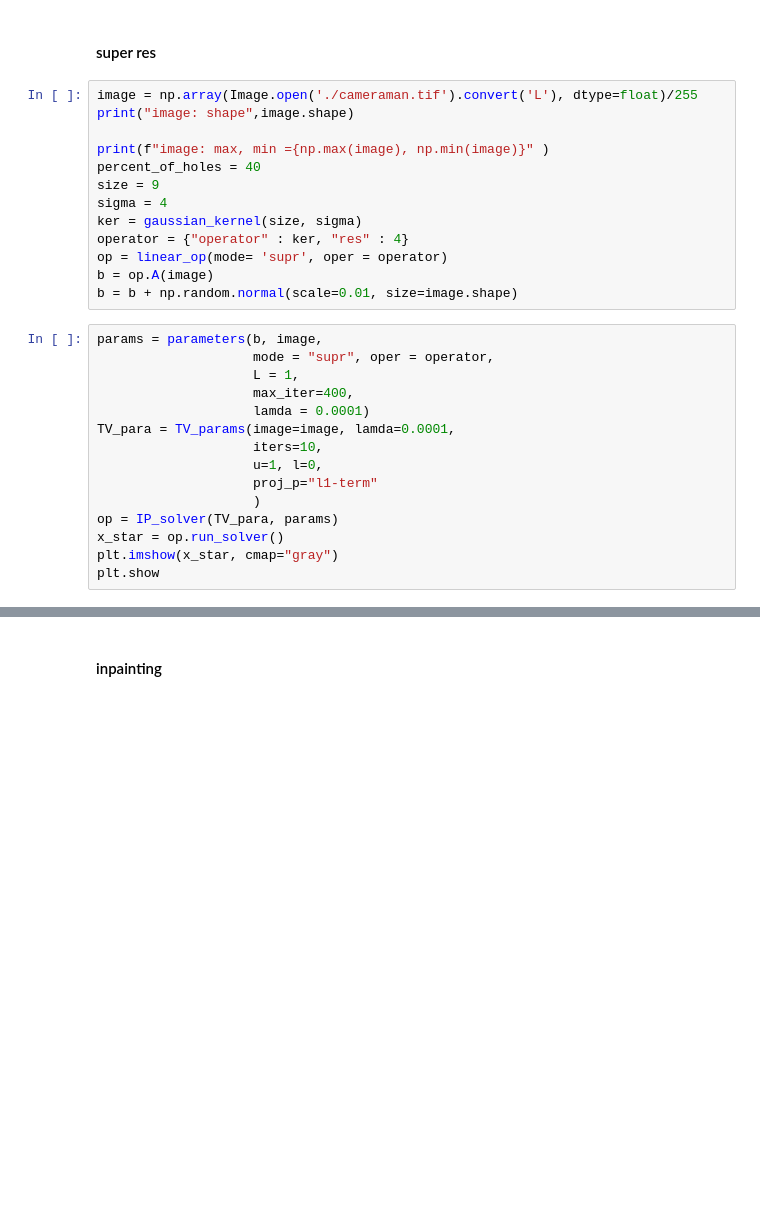
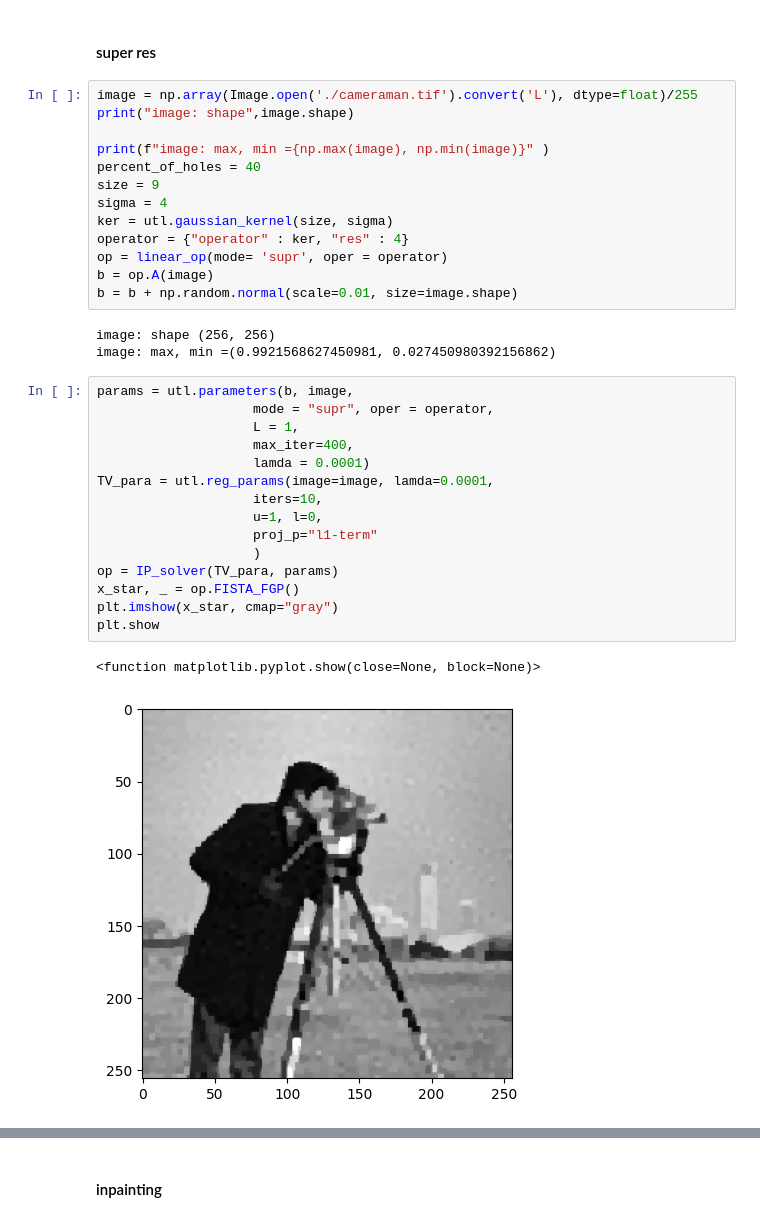
Before and after one commit to adityabanerjee13/ACO-project, a Jupyter notebook: Example.ipynb, the cells around one changed output, grey strips where cells are left out. Drawn from its saved outputs; the diff is of its cells as text; blank space fills up the shorter version.

```diff
--- a/Example.ipynb
+++ b/Example.ipynb
@@ -381,25 +98,31 @@ print(f"image: max, min ={np.max(image), np.min(image)}" )
 percent_of_holes = 40
 size = 9
 sigma = 4
-ker = gaussian_kernel(size, sigma)
+ker = utl.gaussian_kernel(size, sigma)
 operator = {"operator" : ker, "res" : 4}
 op = linear_op(mode= 'supr', oper = operator)
 b = op.A(image)
 b = b + np.random.normal(scale=0.01, size=image.shape)
+# %% [output]
+image: shape (256, 256)
+image: max, min =(0.9921568627450981, 0.027450980392156862)
 # %%
-params = parameters(b, image,
+params = utl.parameters(b, image,
                     mode = "supr", oper = operator,
                     L = 1,
                     max_iter=400,
                     lamda = 0.0001)
-TV_para = TV_params(image=image, lamda=0.0001,
+TV_para = utl.reg_params(image=image, lamda=0.0001,
                     iters=10,
                     u=1, l=0,
                     proj_p="l1-term"
                     )
 op = IP_solver(TV_para, params)
-x_star = op.run_solver()
+x_star, _ = op.FISTA_FGP()
 plt.imshow(x_star, cmap="gray")
 plt.show
+# %% [output]
+<function matplotlib.pyplot.show(close=None, block=None)>
+[figure, added]
 # %%
 
```
Also changed, not shown: parts of 25 cells of this notebook.
